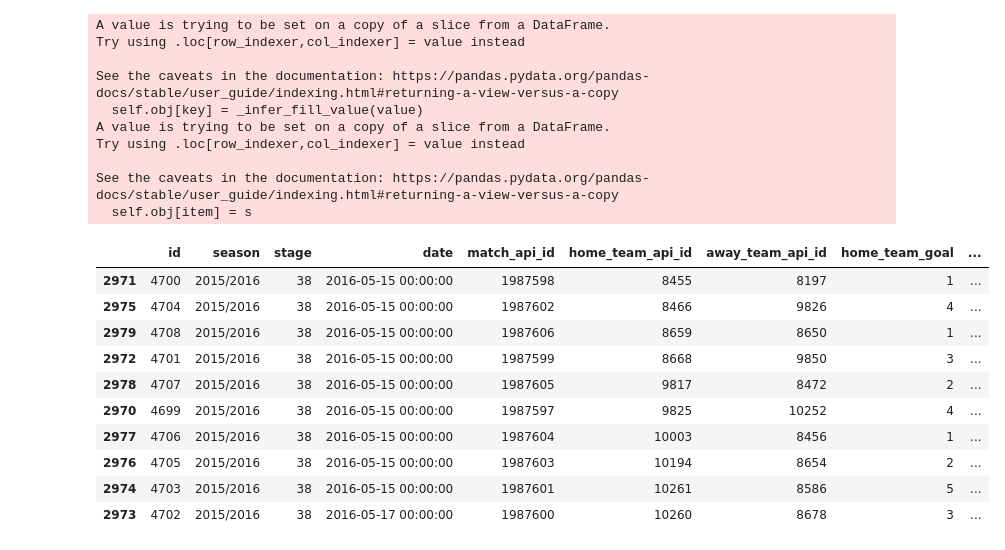
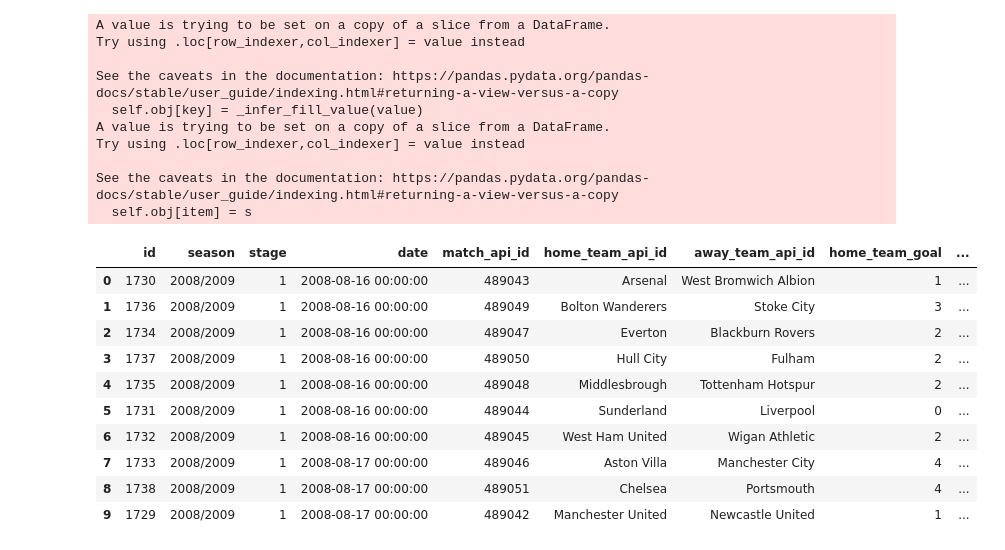
Before and after one commit to enliktjioe/nn2020-football, a Jupyter notebook: Preprocessing.ipynb, the cells around one changed output. Drawn from its saved outputs; the diff is of its cells as text; code cells hidden in the pictures.

Commit message:
fix unsorted index

```diff
--- a/Preprocessing.ipynb
+++ b/Preprocessing.ipynb
@@ -443,19 +443,21 @@ Try using .loc[row_indexer,col_indexer] = value instead
 
 See the caveats in the documentation: https://pandas.pydata.org/pandas-docs/stable/user_guide/indexing.html#returning-a-view-versus-a-copy
   self.obj[item] = s
+# %%
+df_EPL_sort.reset_index(drop=True, inplace=True)
 # %%
-df_EPL_sort.tail(10)
+df_EPL_sort.head(10)
 # %% [output]
 |  | id | season | stage | date | match_api_id | home_team_api_id | away_team_api_id | home_team_goal | ... |
-| 2971 | 4700 | 2015/2016 | 38 | 2016-05-15 00:00:00 | 1987598 | 8455 | 8197 | 1 | ... |
-| 2975 | 4704 | 2015/2016 | 38 | 2016-05-15 00:00:00 | 1987602 | 8466 | 9826 | 4 | ... |
-| 2979 | 4708 | 2015/2016 | 38 | 2016-05-15 00:00:00 | 1987606 | 8659 | 8650 | 1 | ... |
-| 2972 | 4701 | 2015/2016 | 38 | 2016-05-15 00:00:00 | 1987599 | 8668 | 9850 | 3 | ... |
-| 2978 | 4707 | 2015/2016 | 38 | 2016-05-15 00:00:00 | 1987605 | 9817 | 8472 | 2 | ... |
-| 2970 | 4699 | 2015/2016 | 38 | 2016-05-15 00:00:00 | 1987597 | 9825 | 10252 | 4 | ... |
-| 2977 | 4706 | 2015/2016 | 38 | 2016-05-15 00:00:00 | 1987604 | 10003 | 8456 | 1 | ... |
-| 2976 | 4705 | 2015/2016 | 38 | 2016-05-15 00:00:00 | 1987603 | 10194 | 8654 | 2 | ... |
-| 2974 | 4703 | 2015/2016 | 38 | 2016-05-15 00:00:00 | 1987601 | 10261 | 8586 | 5 | ... |
-| 2973 | 4702 | 2015/2016 | 38 | 2016-05-17 00:00:00 | 1987600 | 10260 | 8678 | 3 | ... |
+| 0 | 1730 | 2008/2009 | 1 | 2008-08-16 00:00:00 | 489043 | Arsenal | West Bromwich Albion | 1 | ... |
+| 1 | 1736 | 2008/2009 | 1 | 2008-08-16 00:00:00 | 489049 | Bolton Wanderers | Stoke City | 3 | ... |
+| 2 | 1734 | 2008/2009 | 1 | 2008-08-16 00:00:00 | 489047 | Everton | Blackburn Rovers | 2 | ... |
+| 3 | 1737 | 2008/2009 | 1 | 2008-08-16 00:00:00 | 489050 | Hull City | Fulham | 2 | ... |
+| 4 | 1735 | 2008/2009 | 1 | 2008-08-16 00:00:00 | 489048 | Middlesbrough | Tottenham Hotspur | 2 | ... |
+| 5 | 1731 | 2008/2009 | 1 | 2008-08-16 00:00:00 | 489044 | Sunderland | Liverpool | 0 | ... |
+| 6 | 1732 | 2008/2009 | 1 | 2008-08-16 00:00:00 | 489045 | West Ham United | Wigan Athletic | 2 | ... |
+| 7 | 1733 | 2008/2009 | 1 | 2008-08-17 00:00:00 | 489046 | Aston Villa | Manchester City | 4 | ... |
+| 8 | 1738 | 2008/2009 | 1 | 2008-08-17 00:00:00 | 489051 | Chelsea | Portsmouth | 4 | ... |
+| 9 | 1729 | 2008/2009 | 1 | 2008-08-17 00:00:00 | 489042 | Manchester United | Newcastle United | 1 | ... |
 # %%
 # df_EPL_sort.to_csv(path + "EPL_sort.csv")
```
